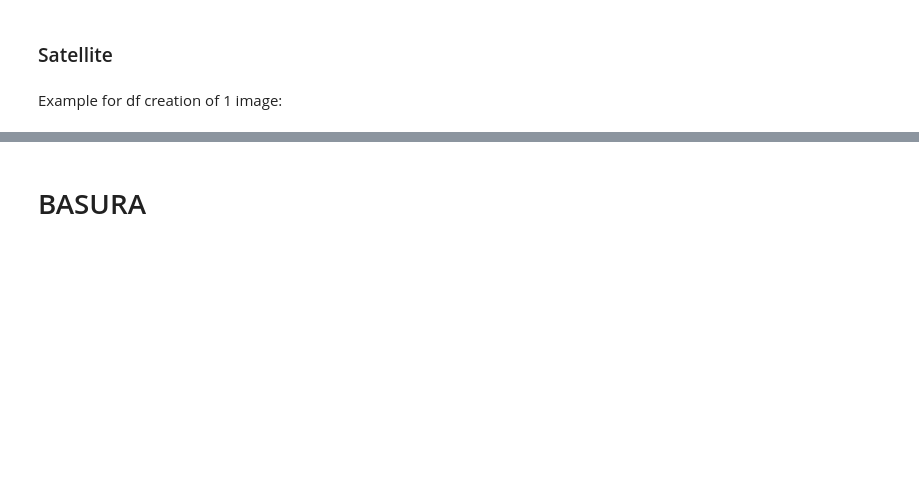
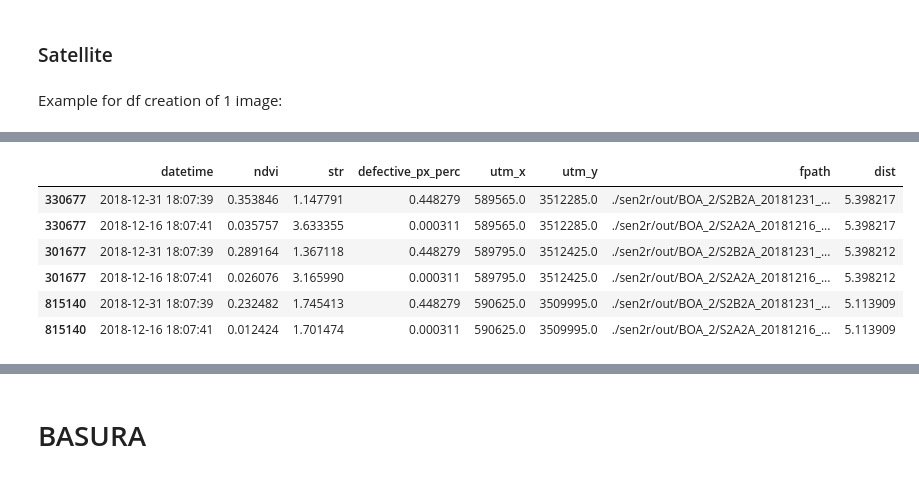
Before and after one commit to VicenteYago/OPTRAM, a Jupyter notebook: OPTRAM.ipynb, the cells around one changed output, grey strips where cells are left out. Cells and saved outputs as stored; diff of their text form; code cells hidden in the pictures; blank space fills up the shorter version.

```diff
--- a/OPTRAM.ipynb
+++ b/OPTRAM.ipynb
@@ -373,0 +369,10 @@ inSitu_obs
+# %%
+inSitu_df
+# %% [output]
+|  | datetime | ndvi | str | defective_px_perc | utm_x | utm_y | fpath | dist |
+| 330677 | 2018-12-31 18:07:39 | 0.353846 | 1.147791 | 0.448279 | 589565.0 | 3512285.0 | ./sen2r/out/BOA_2/S2B2A_20181231_... | 5.398217 |
+| 330677 | 2018-12-16 18:07:41 | 0.035757 | 3.633355 | 0.000311 | 589565.0 | 3512285.0 | ./sen2r/out/BOA_2/S2A2A_20181216_... | 5.398217 |
+| 301677 | 2018-12-31 18:07:39 | 0.289164 | 1.367118 | 0.448279 | 589795.0 | 3512425.0 | ./sen2r/out/BOA_2/S2B2A_20181231_... | 5.398212 |
+| 301677 | 2018-12-16 18:07:41 | 0.026076 | 3.165990 | 0.000311 | 589795.0 | 3512425.0 | ./sen2r/out/BOA_2/S2A2A_20181216_... | 5.398212 |
+| 815140 | 2018-12-31 18:07:39 | 0.232482 | 1.745413 | 0.448279 | 590625.0 | 3509995.0 | ./sen2r/out/BOA_2/S2B2A_20181231_... | 5.113909 |
+| 815140 | 2018-12-16 18:07:41 | 0.012424 | 1.701474 | 0.000311 | 590625.0 | 3509995.0 | ./sen2r/out/BOA_2/S2A2A_20181216_... | 5.113909 |
```
Also changed, not shown: parts of 19 cells of this notebook.
